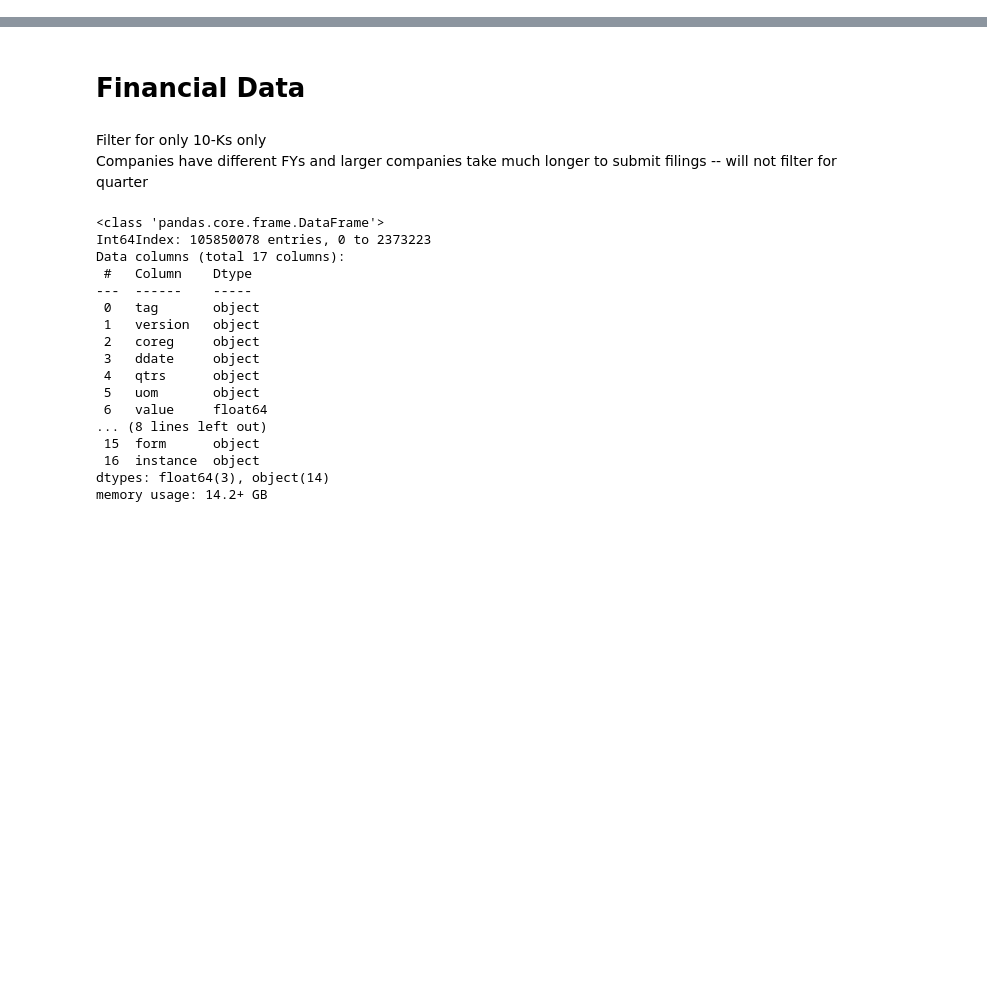
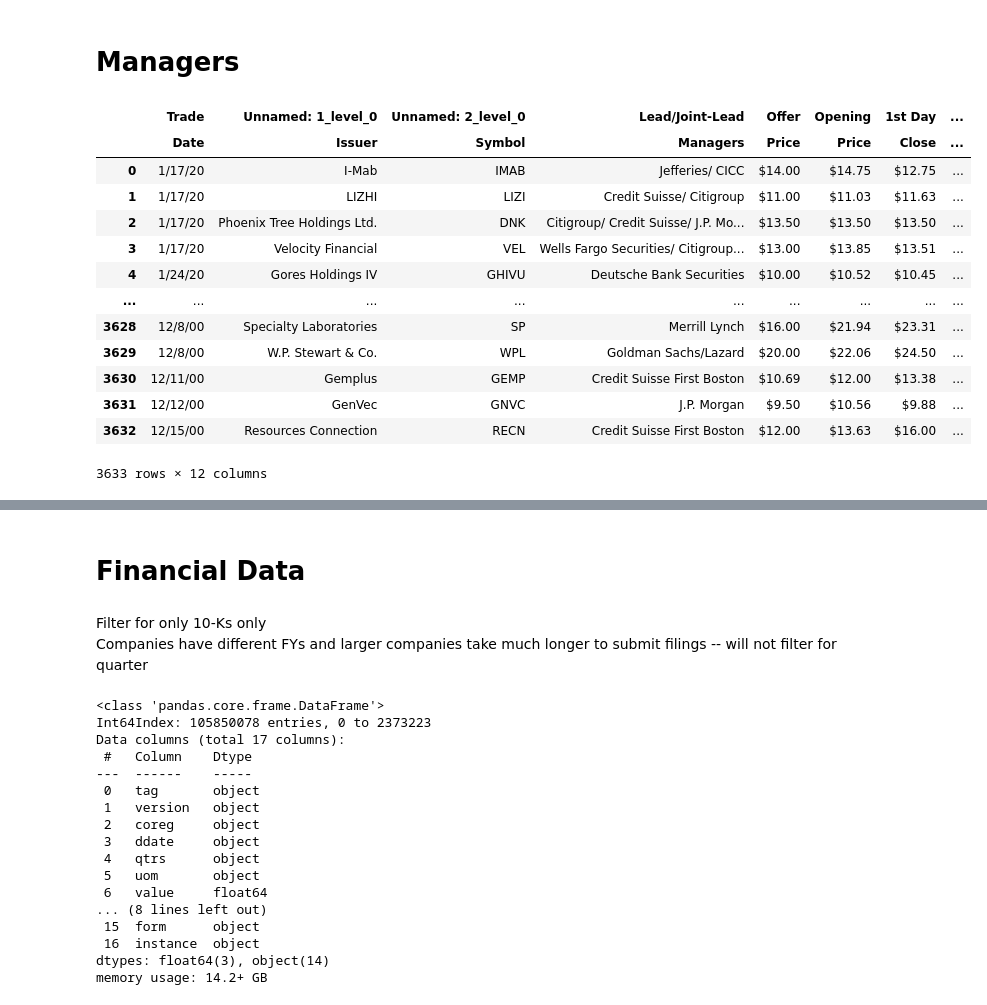
Before and after one commit to lblaka/ipo-success-prediction, a Jupyter notebook: data_collection.ipynb, the cells around one changed output, grey strips where cells are left out. Drawn from its saved outputs; the diff is of its cells as text; code cells hidden in the pictures; blank space fills up the shorter version.

```diff
--- a/data_collection.ipynb
+++ b/data_collection.ipynb
@@ -3,5 +3,23 @@ import pandas as pd
 import os
 import requests, zipfile, io
 import numpy as np
+# %% [markdown]
+# Managers
 # %%
-managers = pd.read_csv("data/ipo_managers.csv")
+managers = pd.read_csv("data/ipo_managers.csv", header=[0,1])
+managers
+# %% [output]
+|  | Trade | Unnamed: 1_level_0 | Unnamed: 2_level_0 | Lead/Joint-Lead | Offer | Opening | 1st Day | ... |
+|  | Date | Issuer | Symbol | Managers | Price | Price | Close | ... |
+| 0 | 1/17/20 | I-Mab | IMAB | Jefferies/ CICC | $14.00 | $14.75 | $12.75 | ... |
+| 1 | 1/17/20 | LIZHI | LIZI | Credit Suisse/ Citigroup | $11.00 | $11.03 | $11.63 | ... |
+| 2 | 1/17/20 | Phoenix Tree Holdings Ltd. | DNK | Citigroup/ Credit Suisse/ J.P. Mo... | $13.50 | $13.50 | $13.50 | ... |
+| 3 | 1/17/20 | Velocity Financial | VEL | Wells Fargo Securities/ Citigroup... | $13.00 | $13.85 | $13.51 | ... |
+| 4 | 1/24/20 | Gores Holdings IV | GHIVU | Deutsche Bank Securities | $10.00 | $10.52 | $10.45 | ... |
+| ... | ... | ... | ... | ... | ... | ... | ... | ... |
+| 3628 | 12/8/00 | Specialty Laboratories | SP | Merrill Lynch | $16.00 | $21.94 | $23.31 | ... |
+| 3629 | 12/8/00 | W.P. Stewart & Co. | WPL | Goldman Sachs/Lazard | $20.00 | $22.06 | $24.50 | ... |
+| 3630 | 12/11/00 | Gemplus | GEMP | Credit Suisse First Boston | $10.69 | $12.00 | $13.38 | ... |
+| 3631 | 12/12/00 | GenVec | GNVC | J.P. Morgan | $9.50 | $10.56 | $9.88 | ... |
+| 3632 | 12/15/00 | Resources Connection | RECN | Credit Suisse First Boston | $12.00 | $13.63 | $16.00 | ... |
+3633 rows × 12 columns
```
Also changed, not shown: parts of 24 cells of this notebook, 1 other file.
